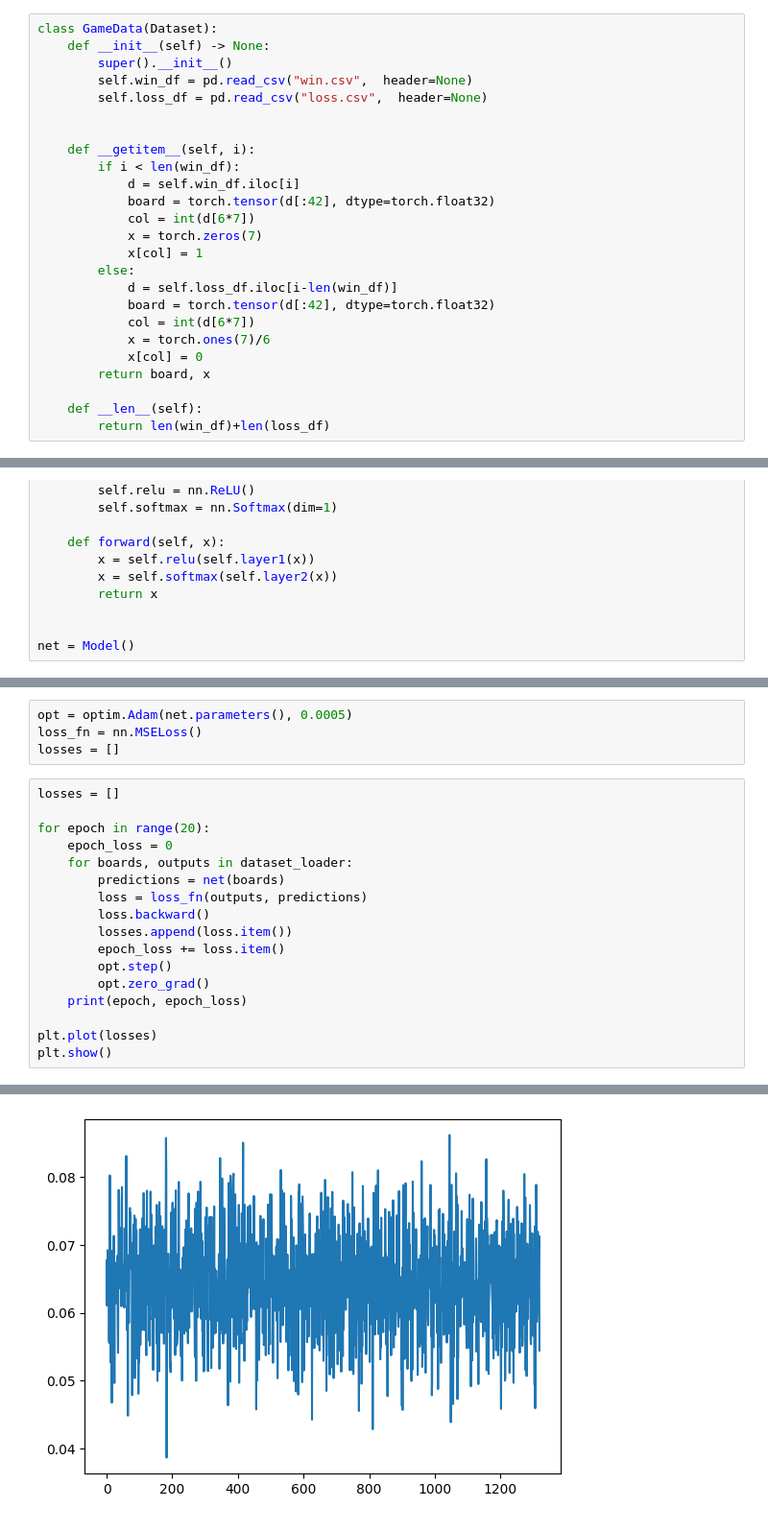
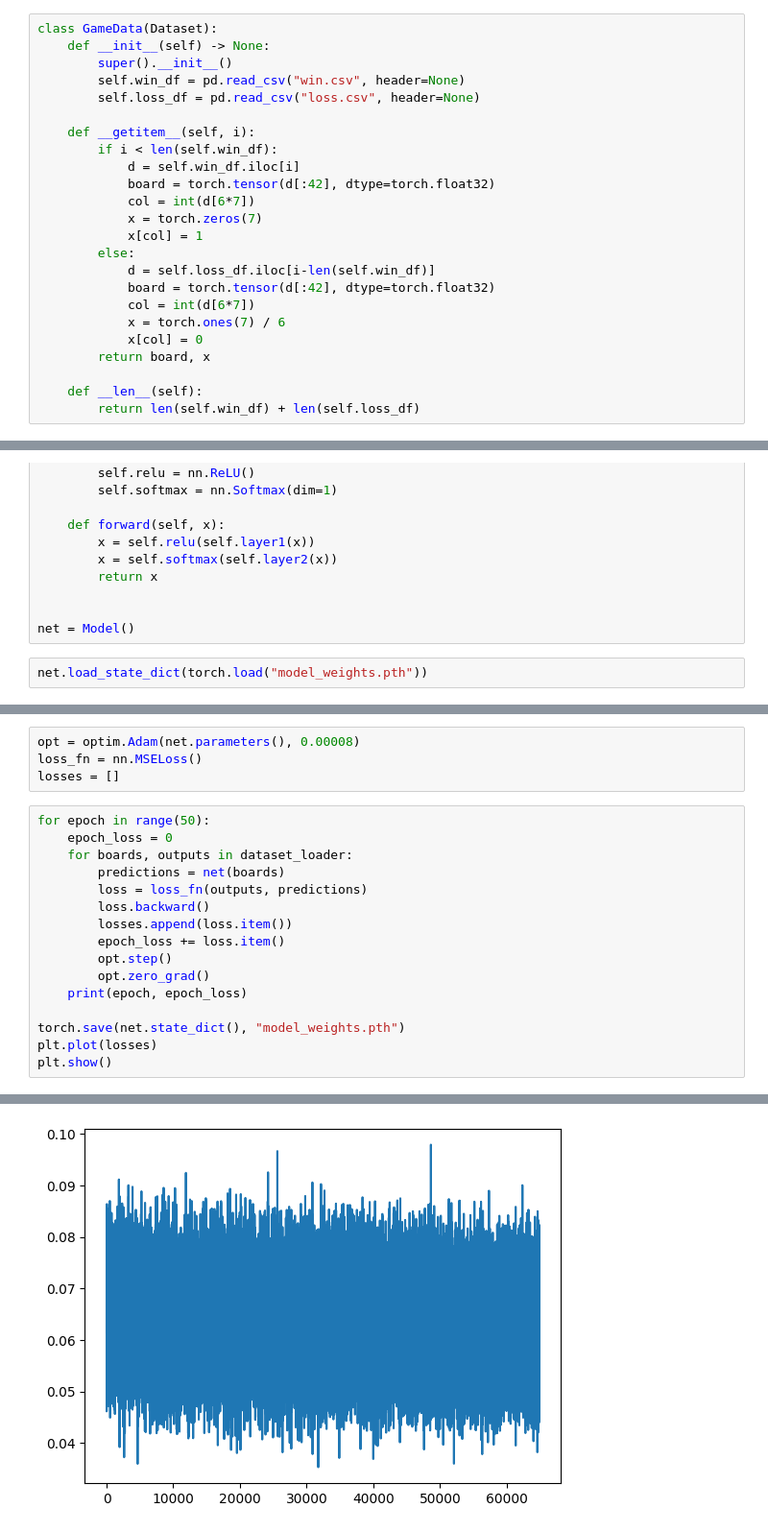
Before and after one commit to AdrianCarcelen/FinalProyect, a Jupyter notebook: version_3.ipynb, the cells around one changed output, grey strips where cells are left out. Shown: that part at 96% size. Saved outputs shown, nothing was run; the diff lists cells and outputs as text.

```diff
--- a/version_3.ipynb
+++ b/version_3.ipynb
@@ -374,27 +393,26 @@ player_1 ha ganado el juego.
 class GameData(Dataset):
     def __init__(self) -> None:
         super().__init__()
-        self.win_df = pd.read_csv("win.csv",  header=None)
-        self.loss_df = pd.read_csv("loss.csv",  header=None)
-
+        self.win_df = pd.read_csv("win.csv", header=None)
+        self.loss_df = pd.read_csv("loss.csv", header=None)
 
     def __getitem__(self, i):
-        if i < len(win_df):
+        if i < len(self.win_df):
             d = self.win_df.iloc[i]
             board = torch.tensor(d[:42], dtype=torch.float32)
             col = int(d[6*7])
             x = torch.zeros(7)
             x[col] = 1
         else:
-            d = self.loss_df.iloc[i-len(win_df)]
+            d = self.loss_df.iloc[i-len(self.win_df)]
             board = torch.tensor(d[:42], dtype=torch.float32)
             col = int(d[6*7])
-            x = torch.ones(7)/6
+            x = torch.ones(7) / 6
             x[col] = 0
         return board, x
 
     def __len__(self):
-        return len(win_df)+len(loss_df)
+        return len(self.win_df) + len(self.loss_df)
 # %%
 data_set_game = GameData()
 dataset_loader = torch.utils.data.DataLoader(data_set_game, batch_size = 64, shuffle = True)
@@ -429,3 +446,5 @@ class Model(nn.Module):
 
 
 net = Model()
+# %%
+net.load_state_dict(torch.load("model_weights.pth"))
@@ -432,11 +453,9 @@ net = Model()
 # %%
-opt = optim.Adam(net.parameters(), 0.0005)
+opt = optim.Adam(net.parameters(), 0.00008)
 loss_fn = nn.MSELoss()
 losses = []
 # %%
-losses = []
-
-for epoch in range(20):
+for epoch in range(50):
     epoch_loss = 0
     for boards, outputs in dataset_loader:
         predictions = net(boards)
@@ -448,6 +467,7 @@ for epoch in range(20):
         opt.zero_grad()
     print(epoch, epoch_loss)
 
+torch.save(net.state_dict(), "model_weights.pth")
 plt.plot(losses)
 plt.show()
 # %% [output]
@@ -474 +491 @@ plt.show()
-[figure, old version]
+[figure, new version]
```
Also changed, not shown: parts of 14 cells of this notebook, 4 other files.
